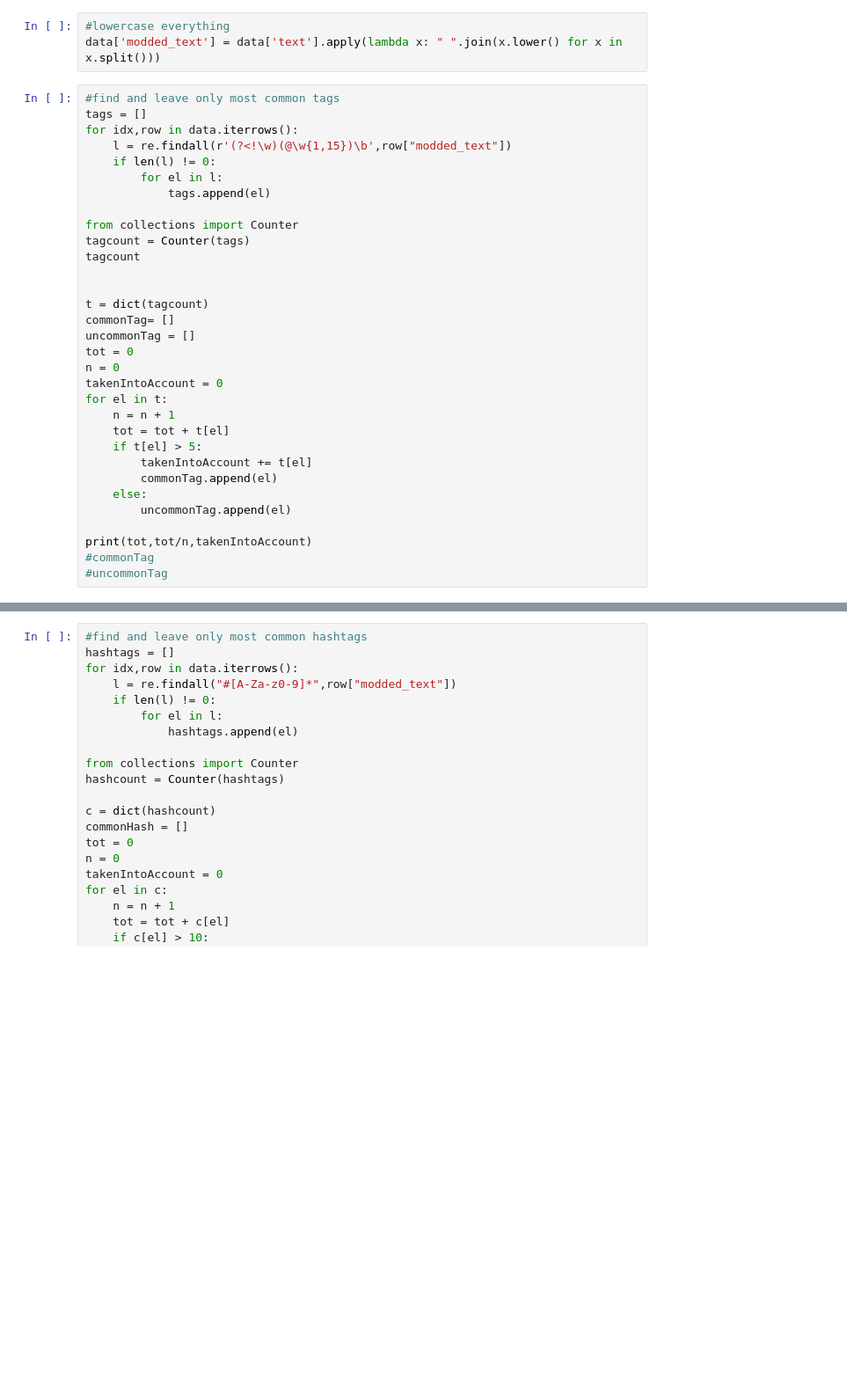
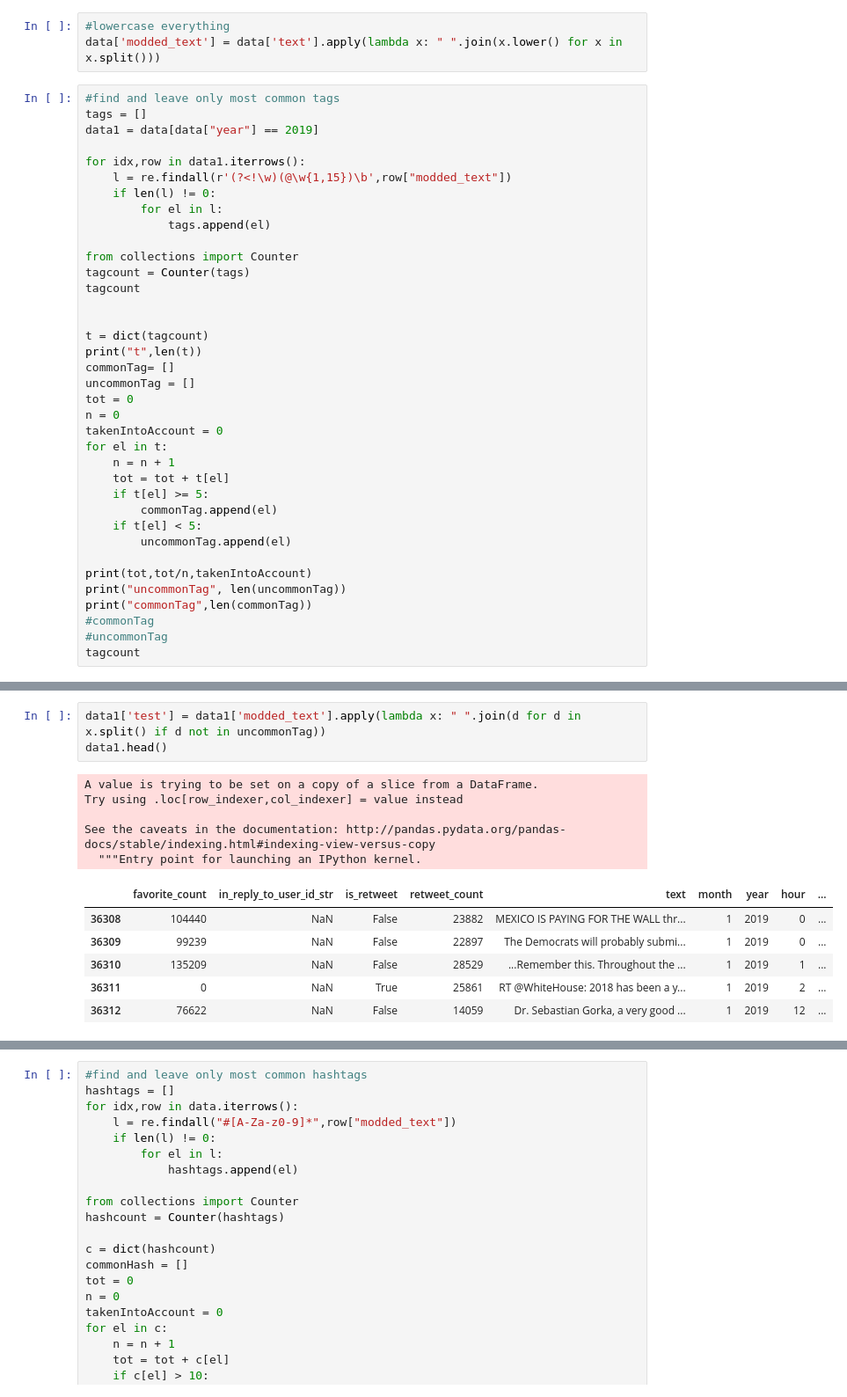
Before and after one commit to Gneur11/TextAnalytics, a Jupyter notebook: preprocessing.ipynb, the cells around one changed output, grey strips where cells are left out. Shown at 88% size. Drawn from its saved outputs; the diff is of its cells as text; blank space fills up the shorter version.

```diff
--- a/preprocessing.ipynb
+++ b/preprocessing.ipynb
@@ -22,7 +22,9 @@ data['modded_text'] = data['text'].apply(lambda x: " ".join(x.lower() for x in x
 # %%
 #find and leave only most common tags
 tags = []
-for idx,row in data.iterrows():
+data1 = data[data["year"] == 2019]
+
+for idx,row in data1.iterrows():
     l = re.findall(r'(?<!\w)(@\w{1,15})\b',row["modded_text"])
     if len(l) != 0:
         for el in l:
@@ -34,6 +36,7 @@ tagcount
 
 
 t = dict(tagcount)
+print("t",len(t))
 commonTag= []
 uncommonTag = []
 tot = 0
@@ -42,13 +45,15 @@ takenIntoAccount = 0
 for el in t:
     n = n + 1
     tot = tot + t[el]
-    if t[el] > 5:
-        takenIntoAccount += t[el]
+    if t[el] >= 5:
         commonTag.append(el)
-    else:
+    if t[el] < 5:
         uncommonTag.append(el)
 
 print(tot,tot/n,takenIntoAccount)
+print("uncommonTag", len(uncommonTag))
+print("commonTag",len(commonTag))
 #commonTag
 #uncommonTag
+tagcount
 # %% [output]
@@ -55,0 +193,15 @@ print(tot,tot/n,takenIntoAccount)
+# %%
+data1['test'] = data1['modded_text'].apply(lambda x: " ".join(d for d in x.split() if d not in uncommonTag))
+data1.head()
+# %% [output]
+A value is trying to be set on a copy of a slice from a DataFrame.
+Try using .loc[row_indexer,col_indexer] = value instead
+
+See the caveats in the documentation: http://pandas.pydata.org/pandas-docs/stable/indexing.html#indexing-view-versus-copy
+  """Entry point for launching an IPython kernel.
+|  | favorite_count | in_reply_to_user_id_str | is_retweet | retweet_count | text | month | year | hour | ... |
+| 36308 | 104440 | NaN | False | 23882 | MEXICO IS PAYING FOR THE WALL thr... | 1 | 2019 | 0 | ... |
+| 36309 | 99239 | NaN | False | 22897 | The Democrats will probably submi... | 1 | 2019 | 0 | ... |
+| 36310 | 135209 | NaN | False | 28529 | ...Remember this. Throughout the ... | 1 | 2019 | 1 | ... |
+| 36311 | 0 | NaN | True | 25861 | RT @WhiteHouse: 2018 has been a y... | 1 | 2019 | 2 | ... |
+| 36312 | 76622 | NaN | False | 14059 | Dr. Sebastian Gorka, a very good ... | 1 | 2019 | 12 | ... |
```
Also changed, not shown: parts of 14 cells of this notebook.
